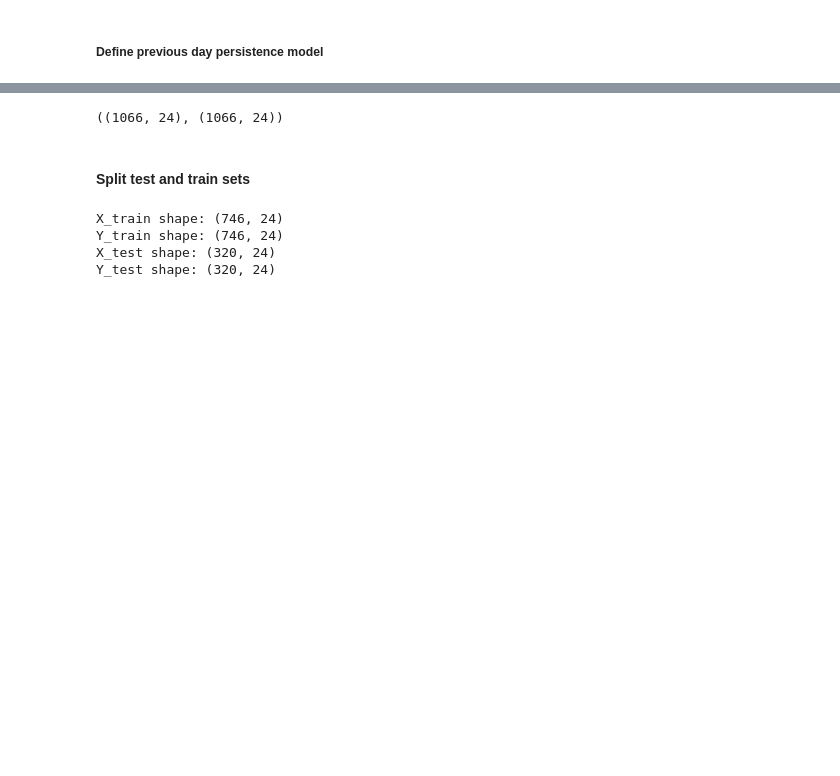
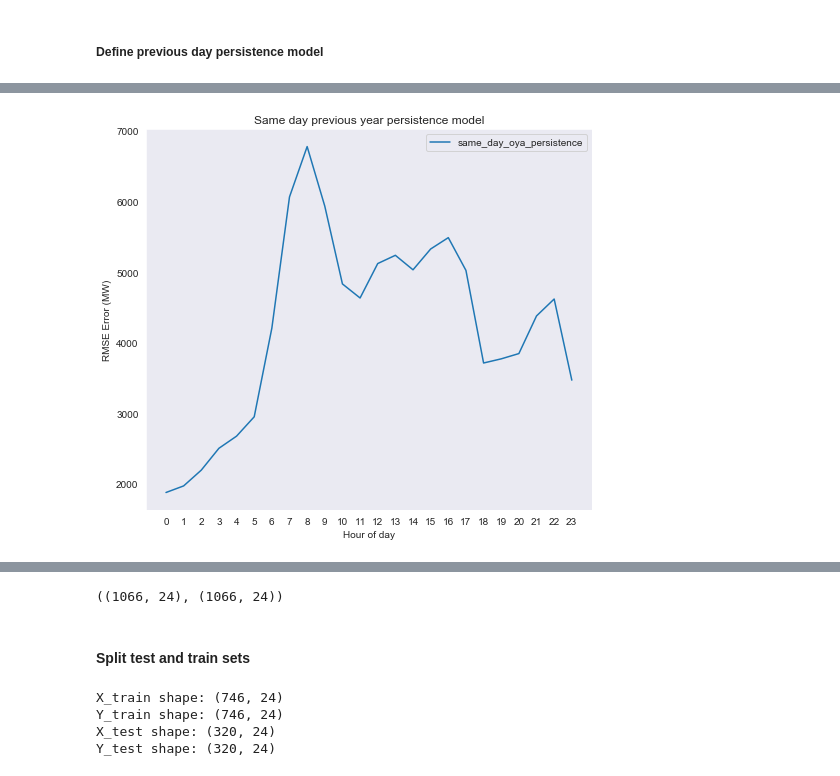
Before and after one commit to kolasniwash/short-term-energy-demand-forecasting, a Jupyter notebook: model_persistence.ipynb, the cells around one changed output, grey strips where cells are left out. Saved outputs shown, nothing was run; the diff lists cells and outputs as text; code cells hidden in the pictures; blank space fills up the shorter version.

```diff
--- a/model_persistence.ipynb
+++ b/model_persistence.ipynb
@@ -55,0 +66,8 @@ data.head(3)
+# %%
+data = get_persistence_dataset()
+
+#save the dataset as persistance set
+data.to_csv('./data/processed/persistence_2015_2018.csv')
+
+#view the dataset and check the slicing
+data.head(3)
@@ -221,0 +297,27 @@ def day_hbh_persistence():
+# %%
+def same_day_oya_persistence(history):
+    """
+    History is a dataframe with index as days, and columns hours in the day.
+
+    """
+
+    #retrns the same week one year ago as the forecast for the next week.
+
+    #set the current date to the last day in the history set
+    day_oya = history.index[-1]
+
+    #history contains up to the last day in the trianing file. We want to predict the next day, using the data from one year ago.
+    day_oya += dt.timedelta(days=-365)
+
+    prediction = history.loc[day_oya,:]
+
+    return prediction
+# %%
+#get the data for the model
+data = get_persistence_dataset(start='2015', stop='2018')
+
+# set the train/test split as 0.75 to split first 3 years as train.
+train, test =train_test_split(data,split_date='2017-12-31')
+
+#check we are splitting in the right spot
+train.index.max(), test.index.min()
@@ -221,0 +326,6 @@ def day_hbh_persistence():
+# %%
+errors_oya, error_mean_oya = walk_forward_evaluation(same_day_oya_persistence, train, test, "same_day_oya_persistence")
+# %%
+plot_error(errors_oya, result_set=['same_day_oya_persistence'], title='Same day previous year persistence model')
+# %% [output]
+[figure, added]
```
Also changed, not shown: parts of 44 cells of this notebook, 1 other file.
